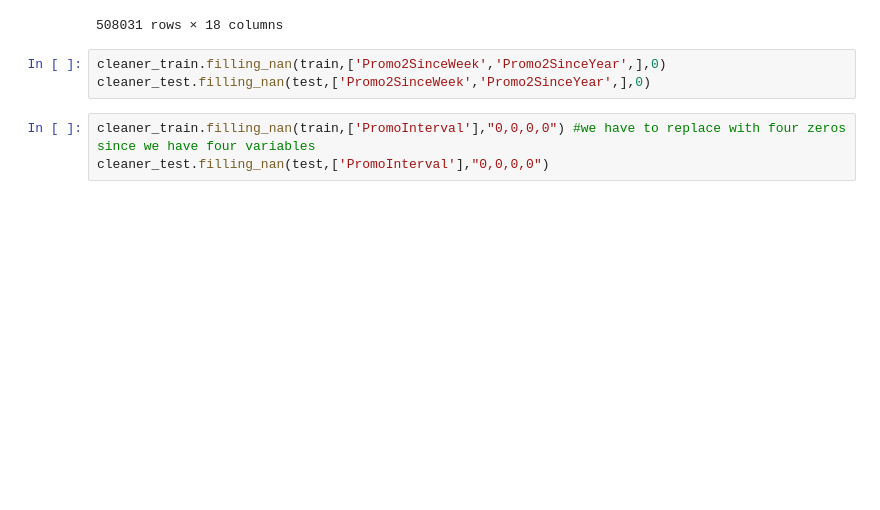
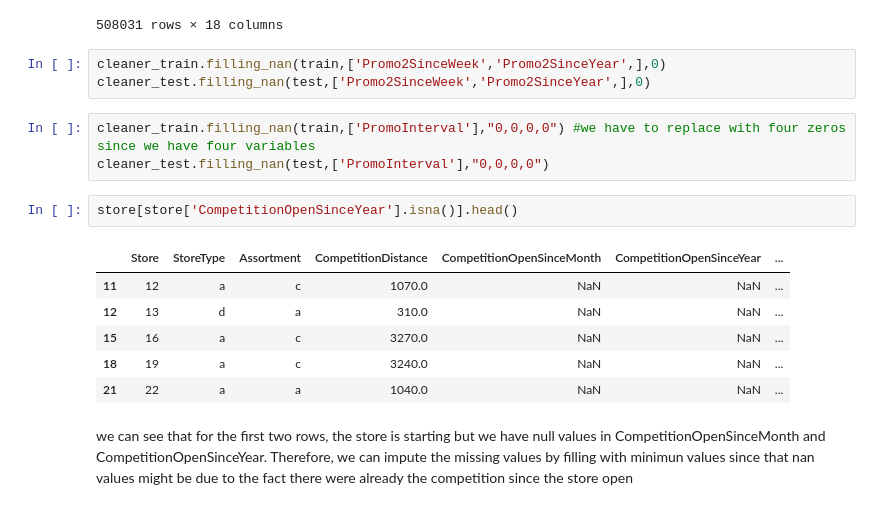
Before and after one commit to fbagire/pharmaceutical_sales_forecast, a Jupyter notebook: notebook/preprocess_data.ipynb, the cells around one changed output. Cells and saved outputs as stored; diff of their text form; blank space fills up the shorter version.

Commit message:
missing values imputed

```diff
--- a/notebook/preprocess_data.ipynb
+++ b/notebook/preprocess_data.ipynb
@@ -158,3 +164,14 @@ cleaner_test.filling_nan(test,['Promo2SinceWeek','Promo2SinceYear',],0)
 # %%
 cleaner_train.filling_nan(train,['PromoInterval'],"0,0,0,0") #we have to replace with four zeros since we have four variables
 cleaner_test.filling_nan(test,['PromoInterval'],"0,0,0,0")
+# %%
+store[store['CompetitionOpenSinceYear'].isna()].head()
+# %% [output]
+|  | Store | StoreType | Assortment | CompetitionDistance | CompetitionOpenSinceMonth | CompetitionOpenSinceYear | ... |
+| 11 | 12 | a | c | 1070.0 | NaN | NaN | ... |
+| 12 | 13 | d | a | 310.0 | NaN | NaN | ... |
+| 15 | 16 | a | c | 3270.0 | NaN | NaN | ... |
+| 18 | 19 | a | c | 3240.0 | NaN | NaN | ... |
+| 21 | 22 | a | a | 1040.0 | NaN | NaN | ... |
+# %% [markdown]
+we can see that for the first two rows, the store is starting but we have null values in CompetitionOpenSinceMonth and CompetitionOpenSinceYear. Therefore, we can impute the missing values by filling with minimun values since that nan values might be due to the fact there were already the competition since the store open
```
Also changed, not shown: parts of 9 cells of this notebook, 2 other files.
